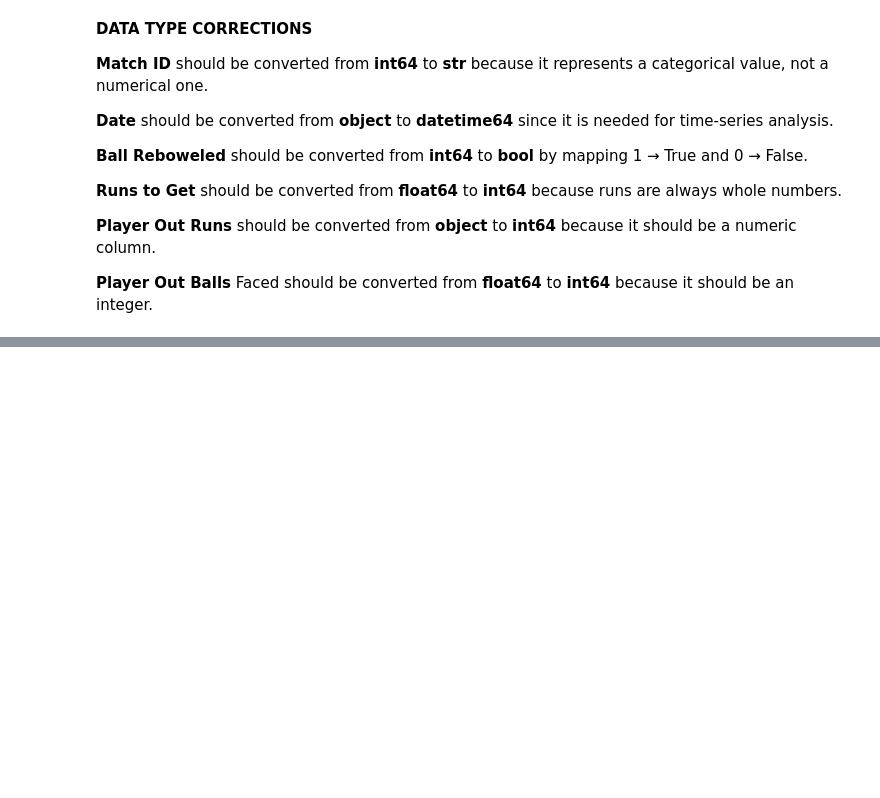
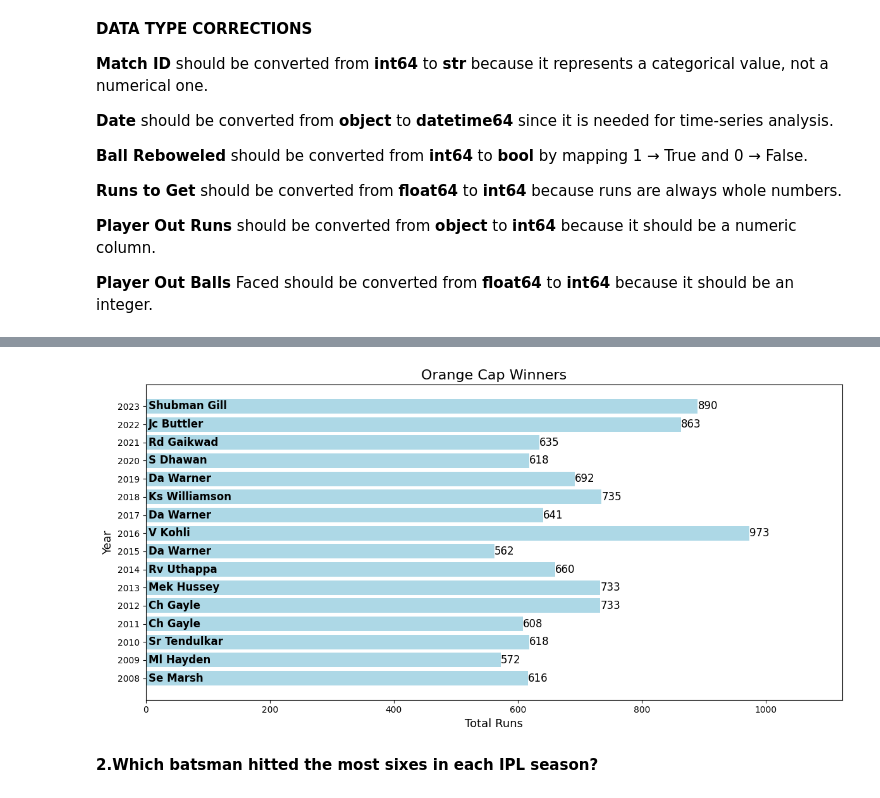
Before and after one commit to vishnusai2005/Dataset_Collection_-_Structure_EDA, a Jupyter notebook: Copy_of_Dataset_Collection_&_Structure.ipynb, the cells around one changed output, grey strips where cells are left out. Cells and saved outputs as stored; diff of their text form; code cells hidden in the pictures; blank space fills up the shorter version.

```diff
--- a/Copy_of_Dataset_Collection_&_Structure.ipynb
+++ b/Copy_of_Dataset_Collection_&_Structure.ipynb
@@ -403,0 +404,5 @@ df['Date'] = pd.to_datetime(df['Date'])
+# %%
+valid_methods = ['bowled', 'caught','lbw', 'stumped','caught and bowled', 'hit wicket']
+df['bowler_wickets'] = df['Method'].isin(valid_methods).astype(int) #isin here it will checks the the valid_list values are there in the Metod if it is there it will return true else return false
+# %%
+df['is_dot_ball'] = ((df['Runs From Ball'] == 0) & (df['Valid Ball'] )).astype(int) #& for element wise or bit wise we will use '&' as and
@@ -403,0 +427,2 @@ df['Date'] = pd.to_datetime(df['Date'])
+# %%
+df.set_index('Match ID',inplace = True)
@@ -403,0 +665,14 @@ df['Date'] = pd.to_datetime(df['Date'])
+# %%
+batter_yearly_runs = df.groupby(['Year', 'Batter'])['Batter Runs'].sum().reset_index()
+
+orange_cap_winners = batter_yearly_runs.loc[batter_yearly_runs.groupby('Year')['Batter Runs'].idxmax()]
+
+
+orange_cap_winners = orange_cap_winners.rename(columns={'Batter Runs': 'Total Runs in Season'})
+
+
+orange_cap_winners = orange_cap_winners.sort_values('Year')
+
+
+
+print(orange_cap_winners)
@@ -403,0 +697,19 @@ df['Date'] = pd.to_datetime(df['Date'])
+# %%
+ plt.figure(figsize = (12,6))
+ plt.barh(orange_cap_winners['Year'].astype(str), orange_cap_winners['Total Runs in Season'], color = 'lightblue')
+ plt.xlabel('Total Runs', fontsize = 13)
+ plt.ylabel('Year', fontsize = 13)
+ plt.title('Orange Cap Winners', fontsize = 16)
+
+
+ for i, (year,batter,runs) in enumerate(zip(orange_cap_winners['Year'], orange_cap_winners['Batter'], orange_cap_winners['Total Runs in Season'])):
+  plt.text(5,i,batter,ha='left',va='center', fontsize = 12, fontweight = 'bold')
+  plt.text(runs,i,runs,ha='left',va='center', fontsize = 12 )
+
+plt.xlim(0,orange_cap_winners['Total Runs in Season'].max() + 150)
+plt.tight_layout()
+plt.show()
+# %% [output]
+[figure, added]
+# %% [markdown]
+**2.Which batsman hitted the most sixes in each IPL season?**
```
Also changed, not shown: parts of 41 cells of this notebook.
